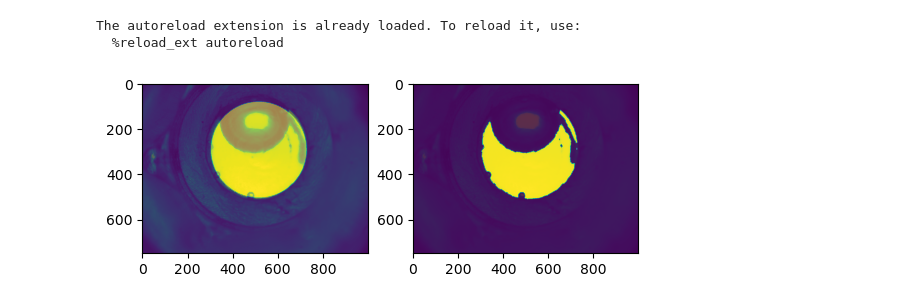
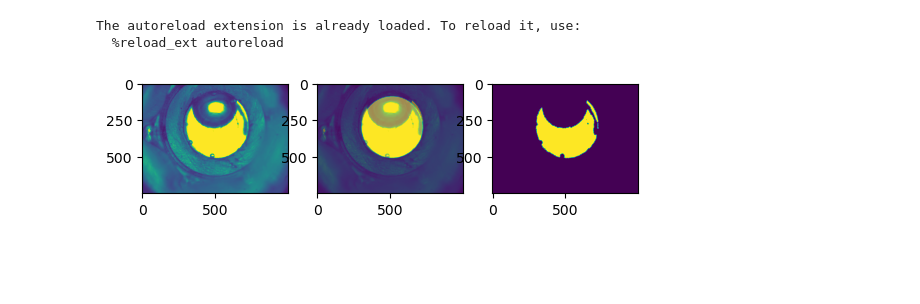
Before and after one commit to mdw771/auto_beamline_ops, a Jupyter notebook: workspace/test_bubble_segmentation.ipynb, the cells around one changed output. Cells and saved outputs as stored; diff of their text form; code cells hidden in the pictures; blank space fills up the shorter version.

Commit message:
Allow returning downsampled images

```diff
--- a/workspace/test_bubble_segmentation.ipynb
+++ b/workspace/test_bubble_segmentation.ipynb
@@ -13,9 +15,25 @@ import tifffile
 
 import segmentation
+# %%
+def preprocess(img):
+    if img.ndim == 3:
+        img = rgb2gray(img)
+    return img
 # %%
-img = tifffile.imread('data/raw/cell_bw_1s_000.tif')
+#img = tifffile.imread('data/raw/cell_bw_1s_000.tif')
+img = tifffile.imread('data/raw/cell_color_1s_000.tif')
+img = preprocess(img)
 segmentor = segmentation.BubbleSegmentor(downsample=4)
 segmentor.set_camera_image(img)
-segmentor.run()
+scannable_mask = segmentor.run(return_original_scale=False)
+cell_window_mask = segmentor.cell_window_mask
+img_ds = segmentor.image
-# %% [output]
-[figure, removed]
+# %%
+fig, ax = plt.subplots(1, 3)
+ax[0].imshow(img_ds)
+ax[1].imshow(img_ds)
+ax[1].imshow(cell_window_mask, alpha=0.5)
+ax[2].imshow(scannable_mask, alpha=1)
+plt.show()
+# %% [output]
+[figure, added]
```
Also changed, not shown: parts of 1 cell of this notebook, 1 other file.
